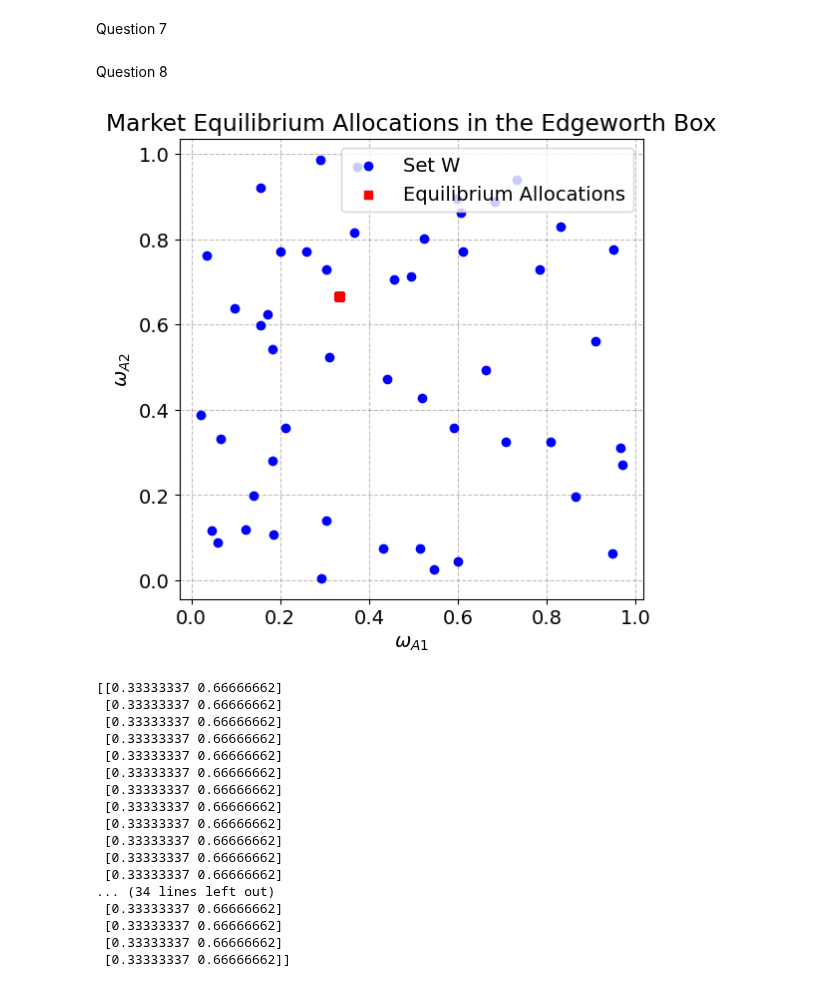
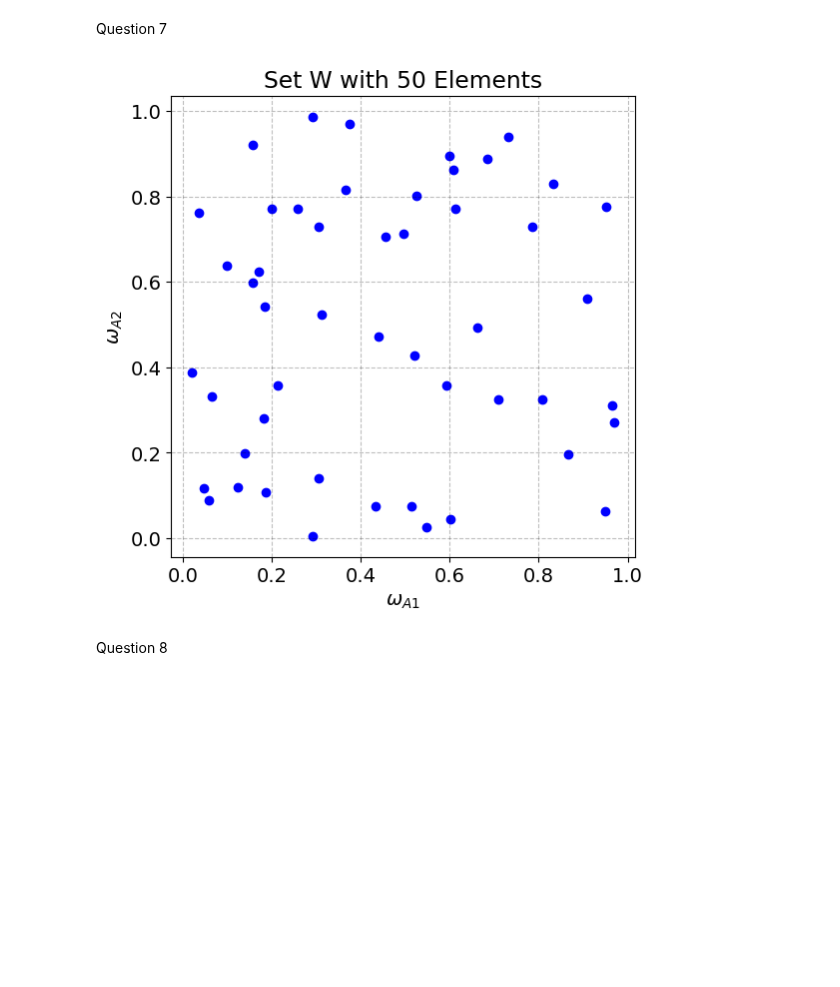
Before and after one commit to NumEconCopenhagen/projects-2024-isemjo, a Jupyter notebook: inauguralproject/InauguralProject2024.ipynb, the cells around one changed output. Drawn from its saved outputs; the diff is of its cells as text; code cells hidden in the pictures; blank space fills up the shorter version.

```diff
--- a/inauguralproject/InauguralProject2024.ipynb
+++ b/inauguralproject/InauguralProject2024.ipynb
@@ -455,94 +441,23 @@ Question 7
 # %%
 # seeting the seed
 np.random.seed(42)
 
 # Number of elements in the set W
 num_elements = 50
 
 # Generate random samples for omega_A1 and omega_A2 with a uniform distribution
 omega_A1 = np.random.uniform(0, 1, num_elements)
 omega_A2 = np.random.uniform(0, 1, num_elements)
 
-# Create the set W by combining omega_A1 and omega_A2
-W = np.column_stack((omega_A1, omega_A2))
-
 # Plotting the set W
 plt.figure(figsize=(6, 6))
 plt.scatter(W[:, 0], W[:, 1], color='blue', marker='o')
 plt.xlabel('$\omega_{A1}$')
 plt.ylabel('$\omega_{A2}$')
 plt.title('Set W with 50 Elements')
 plt.grid(True)
 plt.show()
+# %% [output]
+[figure, added]
 # %% [markdown]
 Question 8
-# %%
-# Define the parameters
-w1bar = 1.0
-w2bar = 1.0
-
-# Create empty lists to store equilibrium allocations
-equilibrium_allocations = []
-
-# Iterate over each ωA in W
-for omega_A in W:
-    # Extract ωA1 and ωA2
-    omega_A1, omega_A2 = omega_A
-
-    # Define the utility functions for agents A and B
-    utility_A = lambda xA1, xA2: model.utility_A(xA1, xA2)
-    utility_B = lambda xB1, xB2: model.utility_B(xB1, xB2)
-
-    # Define the objective function to maximize aggregate utility
-    def objective_function(x):
-        xA1, xA2 = x
-        xB1 = 1 - xA1
-        xB2 = 1 - xA2
-        return -(utility_A(xA1, xA2) + utility_B(xB1, xB2))
-
-    # Initial guess for xA1 and xA2
-    initial_guess = [0.5, 0.5]
-
-    # Perform optimization to maximize aggregate utility
-    result = minimize(objective_function, initial_guess, bounds=[(0, 1), (0, 1)])
-
-    # Extract the optimal allocation
-    optimal_allocation_A = result.x
-
-    # Store the equilibrium allocation for this ωA
-    equilibrium_allocations.append(optimal_allocation_A)
-
-# Convert equilibrium_allocations to a NumPy array
-equilibrium_allocations = np.array(equilibrium_allocations)
-
-# Plot the set W and equilibrium allocations in the Edgeworth box
-plt.figure(figsize=(6, 6))
-plt.scatter(W[:, 0], W[:, 1], color='blue', marker='o', label='Set W')
-plt.scatter(equilibrium_allocations[:, 0], equilibrium_allocations[:, 1], color='red', marker='s', label='Equilibrium Allocations')
-plt.xlabel('$\omega_{A1}$')
-plt.ylabel('$\omega_{A2}$')
-plt.title('Market Equilibrium Allocations in the Edgeworth Box')
-plt.legend()
-plt.grid(True)
-plt.show()
-
-print(equilibrium_allocations)
-# %% [output]
-[figure, removed]
-[[0.33333337 0.66666662]
- [0.33333337 0.66666662]
- [0.33333337 0.66666662]
- [0.33333337 0.66666662]
- [0.33333337 0.66666662]
- [0.33333337 0.66666662]
- [0.33333337 0.66666662]
- [0.33333337 0.66666662]
- [0.33333337 0.66666662]
- [0.33333337 0.66666662]
- [0.33333337 0.66666662]
- [0.33333337 0.66666662]
-... (34 lines left out)
- [0.33333337 0.66666662]
- [0.33333337 0.66666662]
- [0.33333337 0.66666662]
- [0.33333337 0.66666662]]
```
Also changed, not shown: parts of 4 cells of this notebook, 1 other file.
